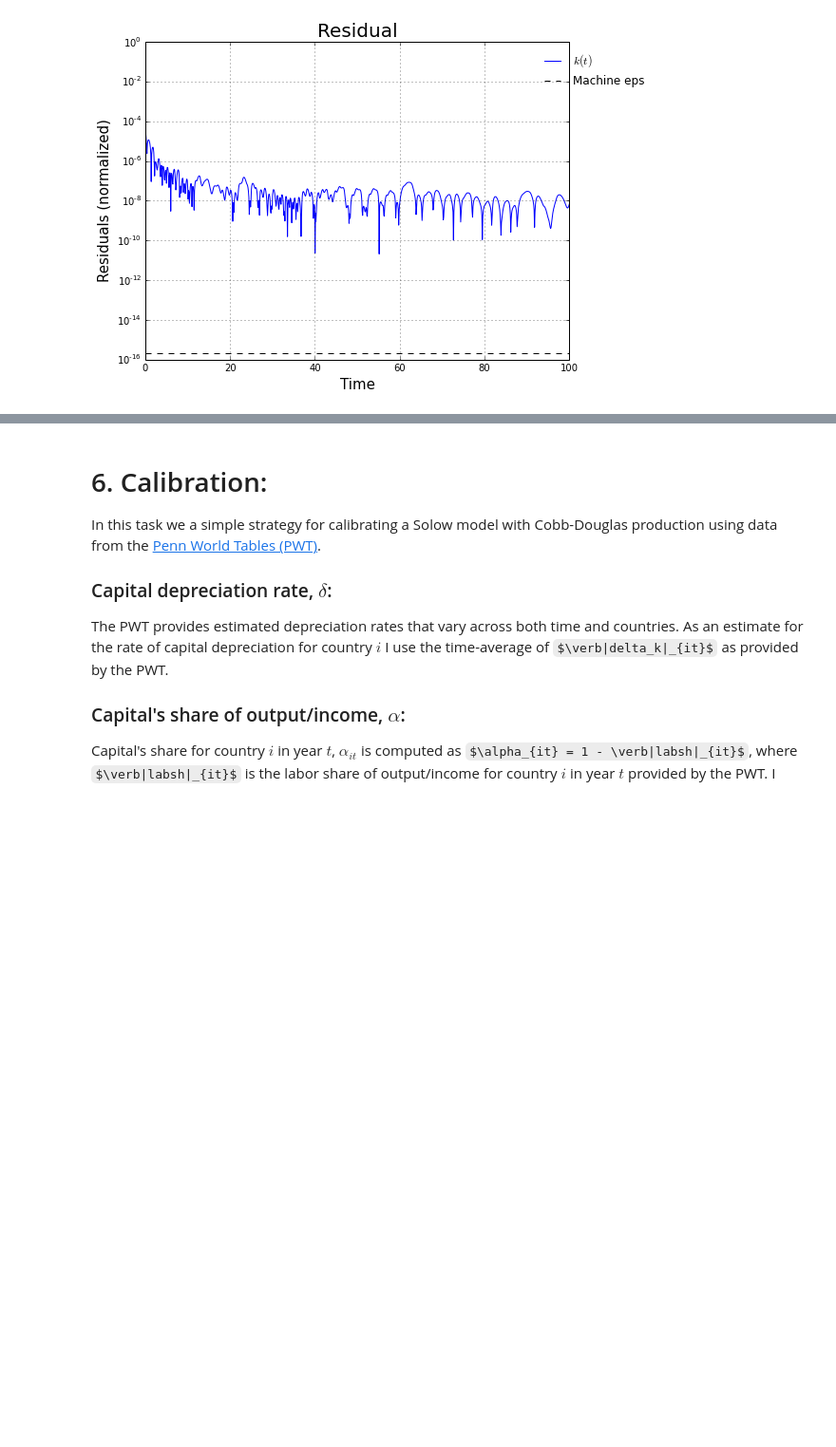
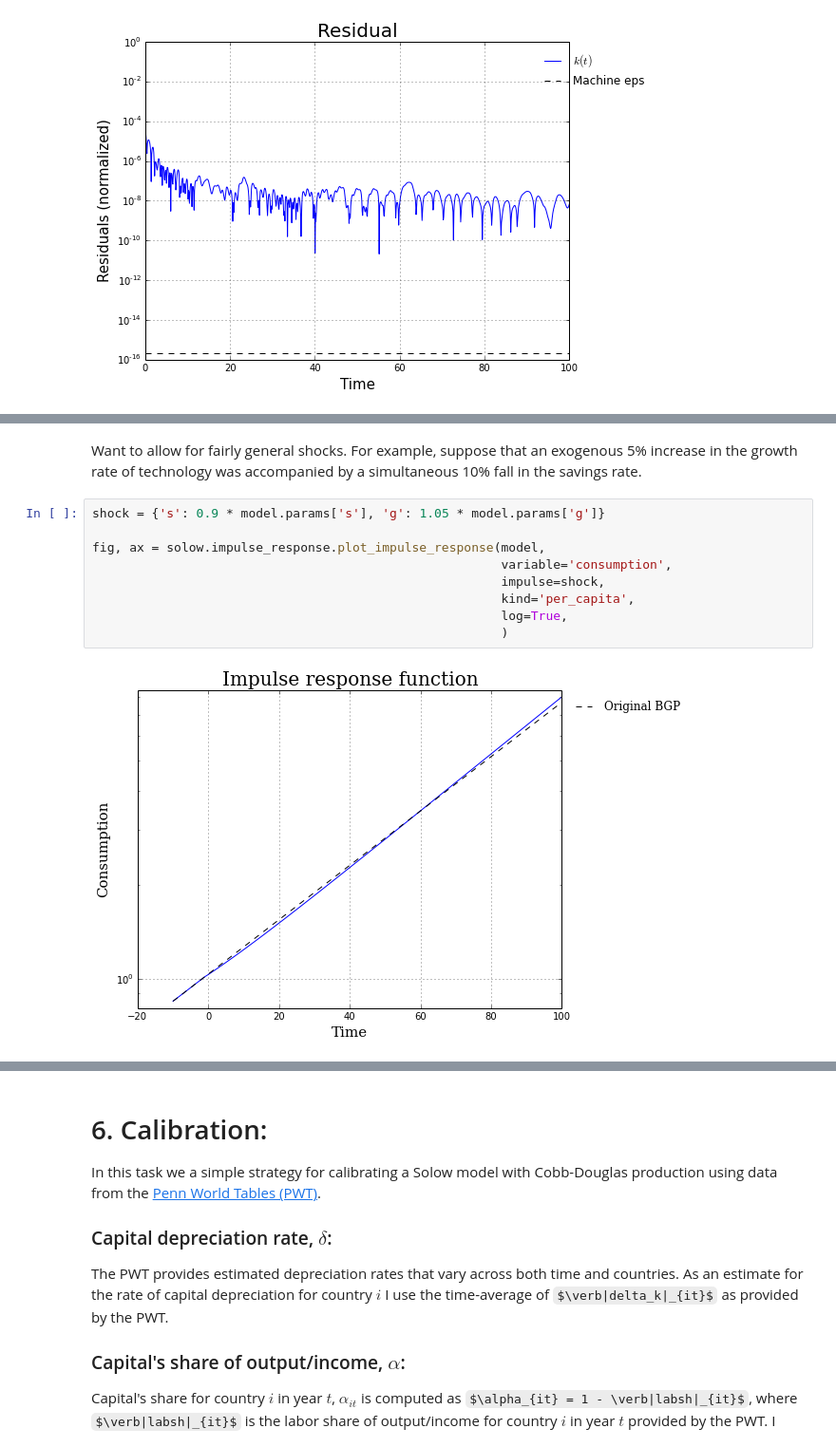
Before and after one commit to QuantEcon/QuantEcon.py, a Jupyter notebook: examples/solow_model.ipynb, the cells around one changed output, grey strips where cells are left out. Shown at 95% size. Cells and saved outputs as stored; diff of their text form; some formulas as TeX source; blank space fills up the shorter version.

```diff
--- a/examples/solow_model.ipynb
+++ b/examples/solow_model.ipynb
@@ -569,0 +595,13 @@ model.ivp.solve?
+# %% [markdown]
+Want to allow for fairly general shocks. For example, suppose that an exogenous 5% increase in the growth rate of technology was accompanied by a simultaneous 10% fall in the savings rate.
+# %%
+shock = {'s': 0.9 * model.params['s'], 'g': 1.05 * model.params['g']}
+
+fig, ax = solow.impulse_response.plot_impulse_response(model,
+                                                       variable='consumption',
+                                                       impulse=shock,
+                                                       kind='per_capita',
+                                                       log=True,
+                                                       )
+# %% [output]
+[figure, added]
```
Also changed, not shown: parts of 22 cells of this notebook, 1 other file.
